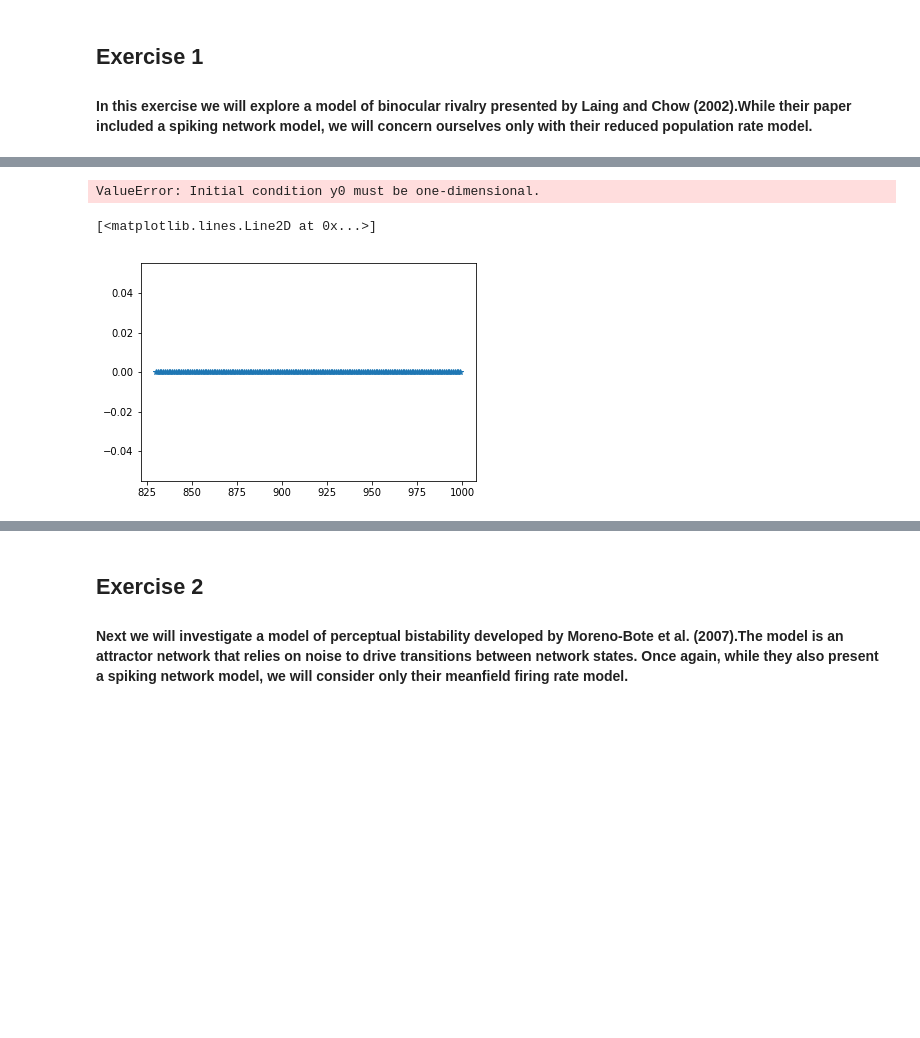
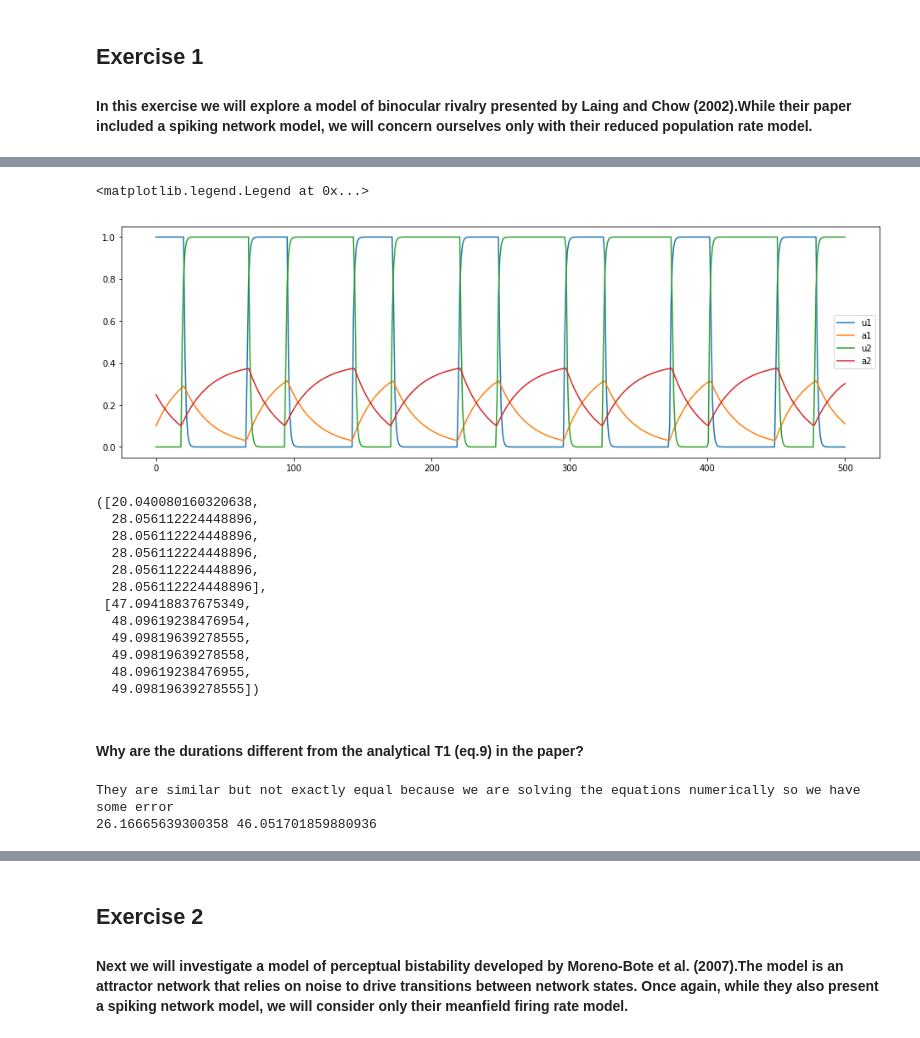
Before and after one commit to lauralopezgaldo/finalproject, a Jupyter notebook: PerceptualBistability.ipynb, the cells around one changed output, grey strips where cells are left out. Cells and saved outputs as stored; diff of their text form; code cells hidden in the pictures; blank space fills up the shorter version.

```diff
--- a/PerceptualBistability.ipynb
+++ b/PerceptualBistability.ipynb
@@ -38,40 +45,58 @@ plt.plot(a2)
-# %%
-# OPTION TWO
-x_0 = [u1, a1, u2, a2]; # initial conditions
-I1 = 0.43; I2 = 0.5;
-
-def f(x) :
-    if (x<0) :
-        y = 0;
-    else :
-        y = 1;
-    return y
-
-def  laing_chow (val, t, I1, I2) :
-    alpha = 0.2 ; beta = 0.4; phi = 0.4; tau = 20 ; g1 = 1; g2 = 1;
-    u1,a1,u2,a2 = val;
-    du1dt = - u1 + f(alpha*u1*g1 - beta*u2*g2 - a1 + I1)
-    du2dt = - u2 + f(alpha*u2*g2 - beta*u1*g1 - a2 + I2)
-    da1dt = (1/tau)* (-a1 + phi*f(alpha*u1*g1 - beta*u2*g2 - a1 + I1))
-    da2dt = (1/tau)* (-a2 + phi*f(alpha*u2*g2 - beta*u1*g1 - a2 + I2))
-    y = [du1dt , du2dt, da1dt, da2dt]
-    return y
-
-sol = odeint(laing_chow, x_0, t, args=(I1,I2))
-plt.plot(sol[:,0])
-# %% [output]
-ValueError: Initial condition y0 must be one-dimensional.
+# %%
+plt.figure(figsize=(16,5))
+plt.plot(t,sol[:,0],label='u1')
+plt.plot(t,sol[:,1],label='a1')
+plt.plot(t,sol[:,2],label='u2')
+plt.plot(t,sol[:,3],label='a2')
+plt.legend()
+# %% [output]
+<matplotlib.legend.Legend at 0x...>
+[figure, added]
 # %%
 #Population active if u1 > u2
 x1 = u1 > u2; #p1 is active when x1 = 1
 x2 = u2 > u1; #p2 is active when x2 = 1
 def dominance_durations(x1,x2,t) :
-    D1 = t[x1];
-    D2 = t[x2];
+    #Calculate the time at which each population is active during each interval
+    D=[];D2=[];D1=[];
+    t1=t[0];
+    t = t[:-2]
+    for i,t_ in enumerate (t):
+        if  (x1[i+1]^x1[i]) :
+            t2 = t_;
+            D.append(t2-t1);
+            t1 = t2;
+            D1 = D[0:-1:2]; D2 =D[1:-1:2];
+            if x1[0]== 0: #just to know which is each population
+                D1,D2=D2,D1;
     return D1,D2
 
 D1,D2 = dominance_durations(x1,x2,t)
-plt.plot(t[x1==0],x1[x1==0],'*')
+D1, D2
 # %% [output]
-[<matplotlib.lines.Line2D at 0x...>]
+([20.040080160320638,
+  28.056112224448896,
+  28.056112224448896,
+  28.056112224448896,
+  28.056112224448896,
+  28.056112224448896],
+ [47.09418837675349,
+  48.09619238476954,
+  49.09819639278555,
+  49.09819639278558,
+  48.09619238476955,
+  49.09819639278555])
-[figure, removed]
+# %% [markdown]
+#### Why are the durations different from the analytical T1 (eq.9) in the paper?
+# %%
+#Anal. solution for T1
+alpha = 0.2 ; beta = 0.4; phi = 0.4; tau = 20 ;
+T1 = -tau*np.log((I2-beta)/(beta+phi-I1))
+T2= -tau*np.log((I1-beta)/(beta+phi-I2))
+T2
+
+print('They are similar but not exactly equal because we are solving the equations numerically so we have some error')
+print(T1, T2)
+# %% [output]
+They are similar but not exactly equal because we are solving the equations numerically so we have some error
+26.16665639300358 46.051701859880936
```
Also changed, not shown: parts of 8 cells of this notebook.
